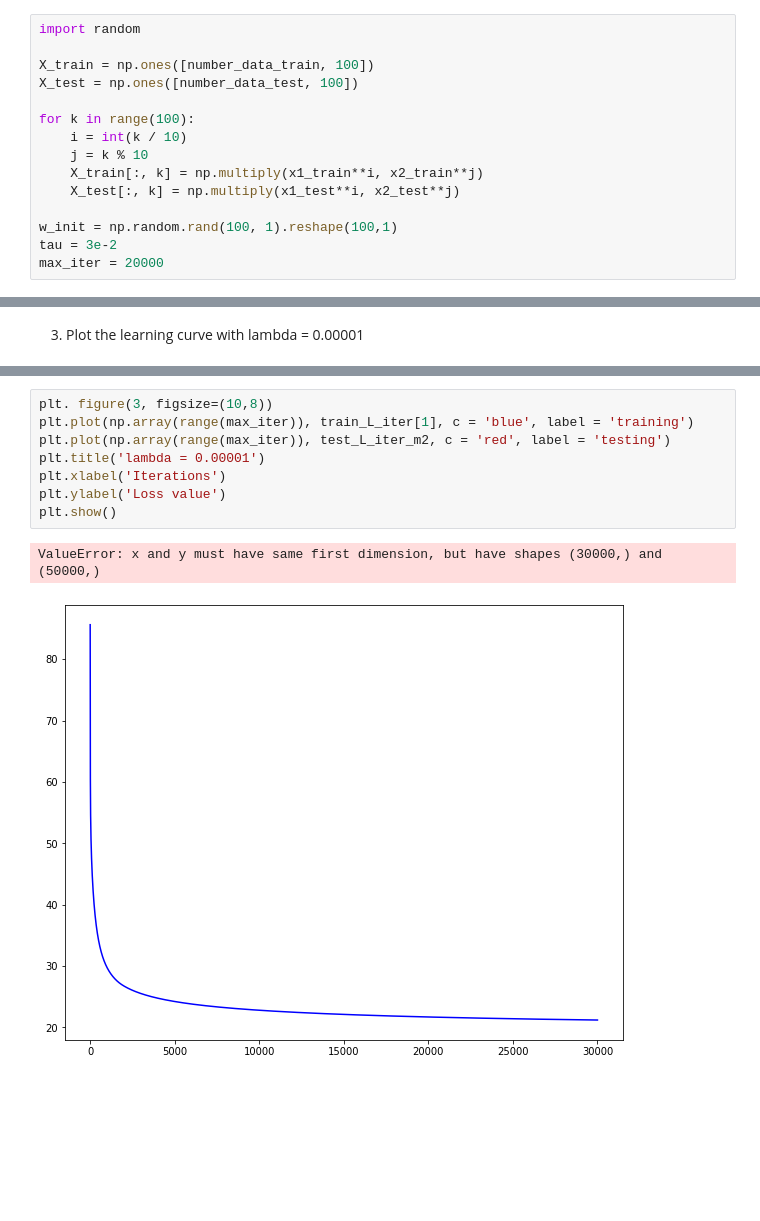
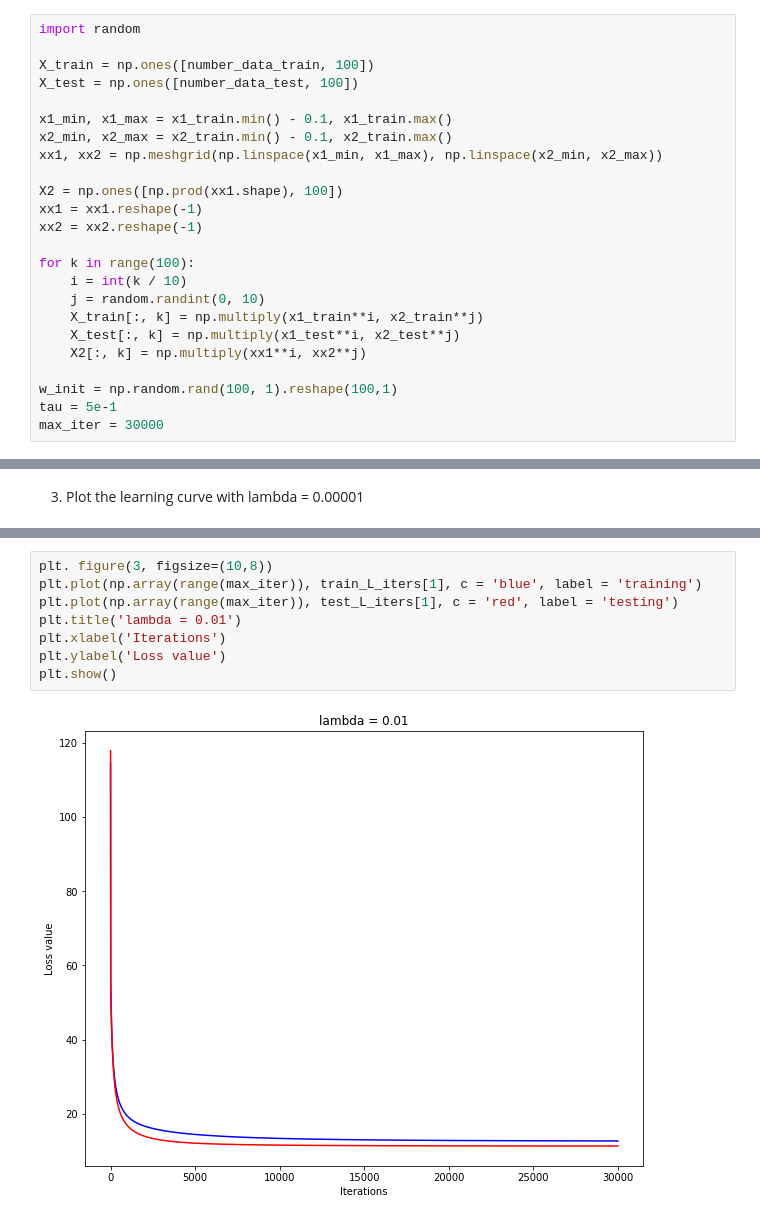
Before and after one commit to insu0929/mlproject, a Jupyter notebook: assign06_20140313.ipynb, the cells around one changed output, grey strips where cells are left out. Saved outputs shown, nothing was run; the diff lists cells and outputs as text; blank space fills up the shorter version.

Commit message:
4. plot the learning curve tr2

```diff
--- a/assign06_20140313.ipynb
+++ b/assign06_20140313.ipynb
@@ -68,15 +68,24 @@ import random
 X_train = np.ones([number_data_train, 100])
 X_test = np.ones([number_data_test, 100])
 
+x1_min, x1_max = x1_train.min() - 0.1, x1_train.max()
+x2_min, x2_max = x2_train.min() - 0.1, x2_train.max()
+xx1, xx2 = np.meshgrid(np.linspace(x1_min, x1_max), np.linspace(x2_min, x2_max))
+
+X2 = np.ones([np.prod(xx1.shape), 100])
+xx1 = xx1.reshape(-1)
+xx2 = xx2.reshape(-1)
+
 for k in range(100):
     i = int(k / 10)
-    j = k % 10
+    j = random.randint(0, 10)
     X_train[:, k] = np.multiply(x1_train**i, x2_train**j)
     X_test[:, k] = np.multiply(x1_test**i, x2_test**j)
+    X2[:, k] = np.multiply(xx1**i, xx2**j)
 
 w_init = np.random.rand(100, 1).reshape(100,1)
-tau = 3e-2
-max_iter = 20000
+tau = 5e-1
+max_iter = 30000
 # %%
 #m1 : lambda = 0.00001
 #m2 : lambda = 0.0001
@@ -132,13 +183,12 @@ plt.show()
 # %%
 plt. figure(3, figsize=(10,8))
-plt.plot(np.array(range(max_iter)), train_L_iter[1], c = 'blue', label = 'training')
-plt.plot(np.array(range(max_iter)), test_L_iter_m2, c = 'red', label = 'testing')
-plt.title('lambda = 0.00001')
+plt.plot(np.array(range(max_iter)), train_L_iters[1], c = 'blue', label = 'training')
+plt.plot(np.array(range(max_iter)), test_L_iters[1], c = 'red', label = 'testing')
+plt.title('lambda = 0.01')
 plt.xlabel('Iterations')
 plt.ylabel('Loss value')
 plt.show()
 # %% [output]
-ValueError: x and y must have same first dimension, but have shapes (30000,) and (50000,)
-[figure, old version]
+[figure, new version]
 # %%
 plt. figure(3, figsize=(10,8))
```
Also changed, not shown: parts of 6 cells of this notebook.
